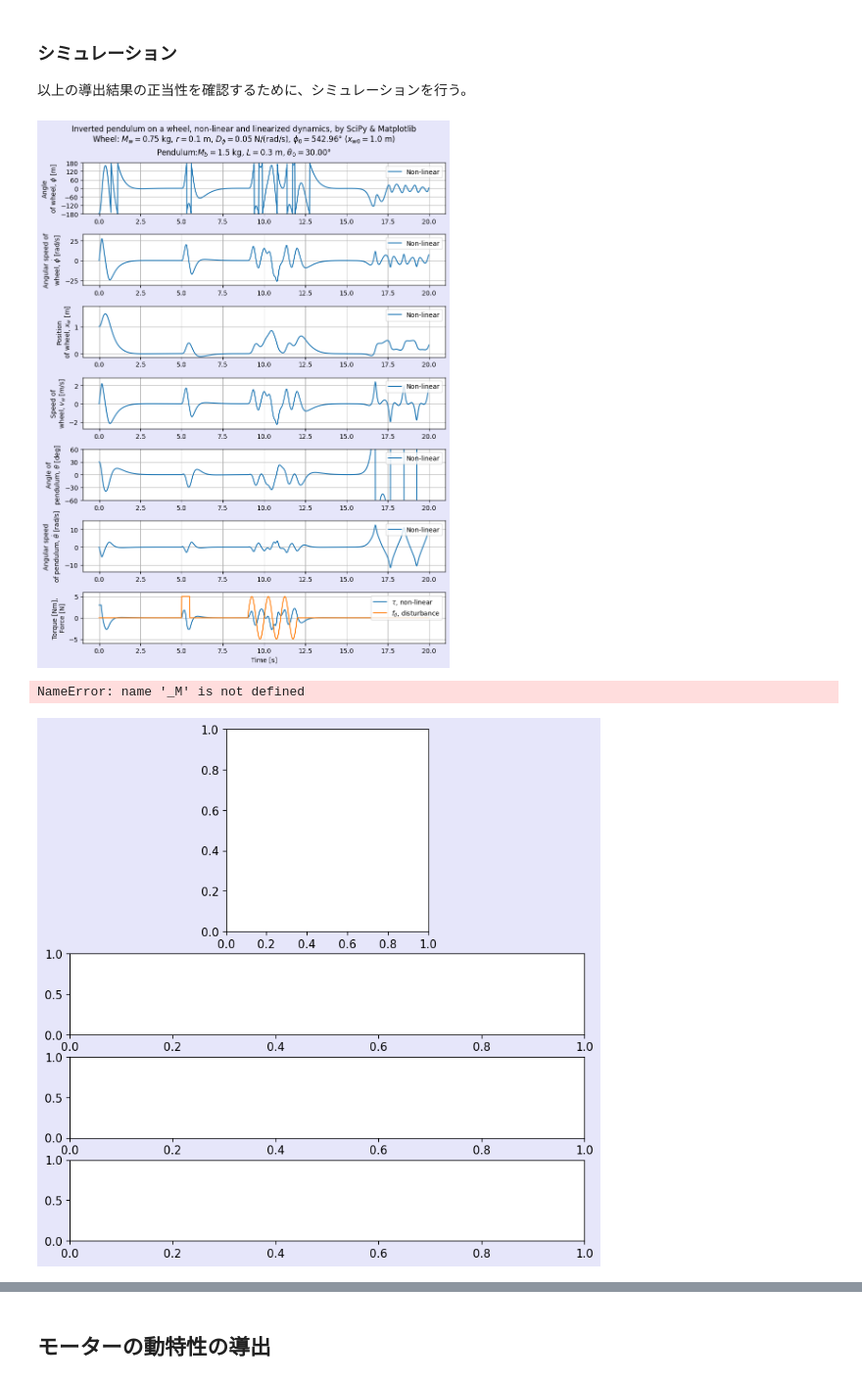
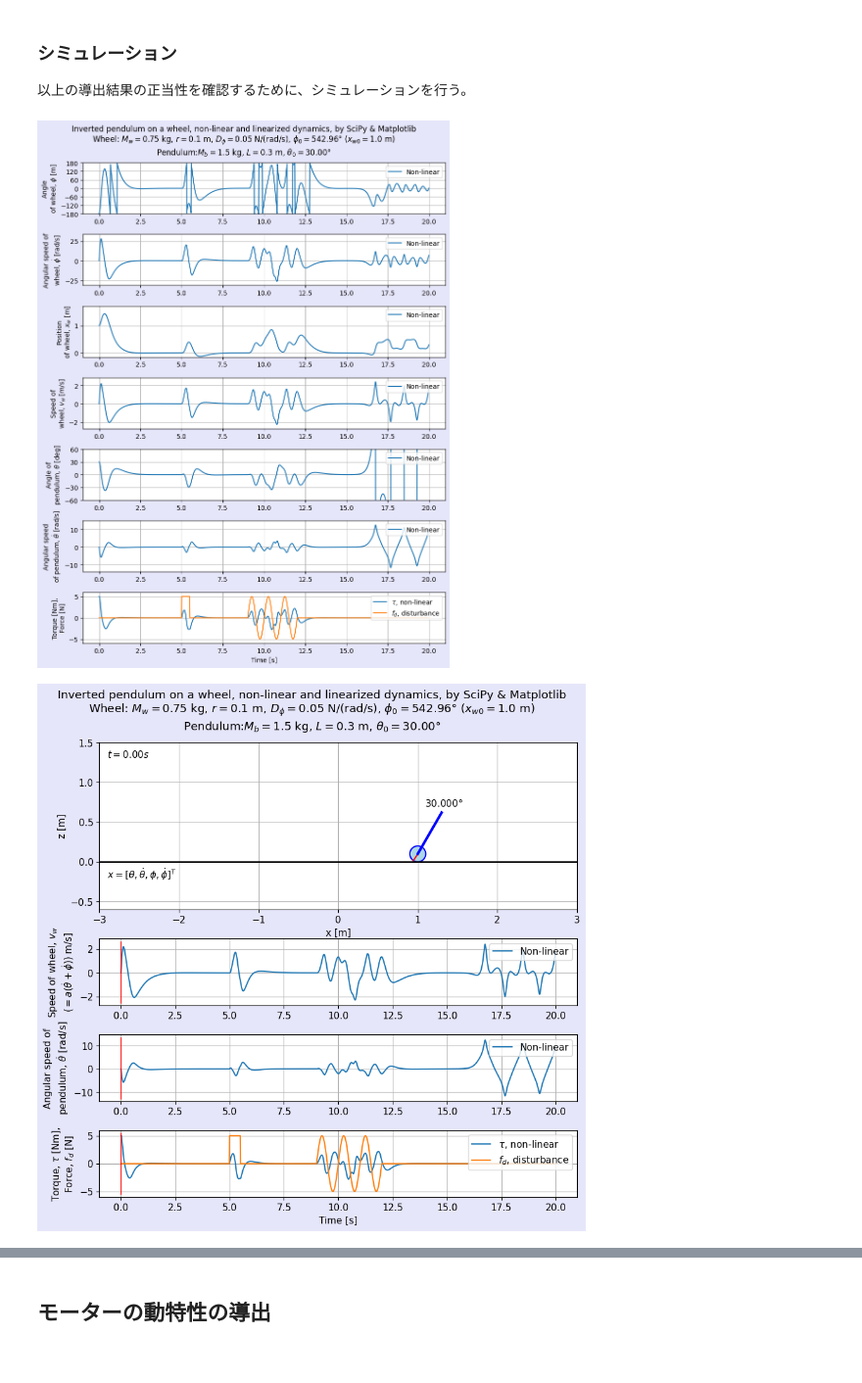
Before and after one commit to HoneyMack/wheel_inverted_pendulum, a Jupyter notebook: simlator.ipynb, the cells around one changed output, grey strips where cells are left out. Shown at 98% size. Drawn from its saved outputs; the diff is of its cells as text; code cells hidden in the pictures.

```diff
--- a/simlator.ipynb
+++ b/simlator.ipynb
@@ -379,7 +382,7 @@ class WheelInvertedPendulum:
 # %%
 #暫定的なトルクと外乱
 # Maximum torque, Nm
-tau_max = 3
+tau_max = 5
 
 def torque_control(t, x):
    F = np.array([[7.28536263, 0.2236068, 1.56361032, 0.26065262]])
@@ -538,7 +541,7 @@ ax[6].grid()
 
 fig.tight_layout()
 # %% [output]
-[figure, old version]
+[figure, new version]
 # %%
 # ------------------------------------------------
 # Animation theatre
@@ -558,7 +561,7 @@ plt.rcParams["font.size"] = 11
 fig, ax = plt.subplots(4, 1, figsize = (9, 9), gridspec_kw={'height_ratios': [2.5, 1, 1, 1]})
 fig.patch.set_facecolor('lavender')
 ax[0].set_aspect('equal')
-fig.suptitle(f'Inverted pendulum on a wheel, non-linear and linearized dynamics, by SciPy & Matplotlib\nWheel: $M = {_M}$ kg, $a = {_a}$ m, $\mu_w = {_mu_w}$ N/(rad/s), $\\phi_0 = {np.degrees(phi_0):.2f}\degree$  ($x_{{w0}} = {_a * (theta_0 + phi_0):.1f}$ m)\nPendulum:$m = {_m}$ kg, $2l = {2 * _l}$ m, $\mu_p = {_mu_p}$ Nm/(rad/s), $\\theta_0 = {np.degrees(theta_0):.2f}\degree$')
+fig.suptitle(f'Inverted pendulum on a wheel, non-linear and linearized dynamics, by SciPy & Matplotlib\nWheel: $M_w = {M_w}$ kg, $r = {r}$ m, $D_\\phi = {D_phi}$ N/(rad/s), $\\phi_0 = {np.degrees(phi_0):.2f}\degree$ ($x_{{w0}} = {r * (theta_0 + phi_0):.1f}$ m)\nPendulum:$M_b = {M_b}$ kg, $L = {L}$ m, $\\theta_0 = {np.degrees(theta_0):.2f}\degree$')
 
 # Set axis for animation
 ax[0].set_xlim(-K_tscale, K_tscale)
@@ -572,8 +575,8 @@ ax[0].set_axisbelow(True)
 np.set_printoptions(formatter={'float': '{:.2f}'.format})
 ax[0].text(-K_tscale + 0.1, -K_tscale / 20, '$x = [\\theta, \\dot{\\theta}, \phi, \\dot{\phi}]^T$', va = 'center')
 # ax[0].text(-K_tscale + 0.1, -2 * K_tscale / 20, f'P control: $K_{{p}} = {30}$ Nm/rad', va = 'center')
-ax[0].text(-K_tscale + 0.1, -2 * K_tscale / 20, f'$F = ${F}', va = 'center')
-ax[0].text(-K_tscale + 0.1, -3 * K_tscale / 20, f'LQR: diag Q = {_Q.diagonal()}, R = {_R[0]}', va = 'center')
+# ax[0].text(-K_tscale + 0.1, -2 * K_tscale / 20, f'$F = ${F}', va = 'center')
+# ax[0].text(-K_tscale + 0.1, -3 * K_tscale / 20, f'LQR: diag Q = {_Q.diagonal()}, R = {_R[0]}', va = 'center')
 
 # Show time
 text_time = ax[0].text(-K_tscale + 0.1, K_tscale / 2 - K_tscale / 20, f'$t = {_t[0]:.2f} s$', va = 'center')
@@ -583,32 +586,32 @@ ax[0].plot([-10, 10], [0, 0], lw = 2, color = 'black')
 
 # Draw wheel
 # Original non-linear
-wheel = patches.Circle(xy = (_x_w[0], _a), radius = _a, lw = 1.5, ec = 'blue', fc = 'lightblue')
+wheel = patches.Circle(xy = (_x_w[0],r), radius =r, lw = 1.5, ec = 'blue', fc = 'lightblue')
 ax[0].add_patch(wheel)
-wheel_lin = patches.Circle(xy = (_x_w_lin[0], _a), radius = _a, lw = 1.5, ec = 'blue', fc = 'lightblue', alpha = alpha_lin)
-ax[0].add_patch(wheel_lin)
+# wheel_lin = patches.Circle(xy = (_x_w_lin[0],r), radius =r, lw = 1.5, ec = 'blue', fc = 'lightblue', alpha = alpha_lin)
+# ax[0].add_patch(wheel_lin)
 
 # Draw wheel angle marker
-line_angle, = ax[0].plot([_x_w[0], _x_w[0] + _a * np.sin(_theta[0] + _phi[0])], \
-    [_a, _a + _a * np.cos(_theta[0] + _phi[0])], lw = 1.5, c = 'red')
-line_angle_lin, = ax[0].plot([_x_w_lin[0], _x_w_lin[0] + _a * np.sin(_theta_lin[0] + _phi_lin[0])], \
-    [_a, _a + _a * np.cos(_theta_lin[0] + _phi_lin[0])], lw = 1.5, c = 'red', alpha = alpha_lin)
+line_angle, = ax[0].plot([_x_w[0], _x_w[0] +r * np.sin(_theta[0] + _phi[0])], \
+    [r,r +r * np.cos(_theta[0] + _phi[0])], lw = 1.5, c = 'red')
+# line_angle_lin, = ax[0].plot([_x_w_lin[0], _x_w_lin[0] +r * np.sin(_theta_lin[0] + _phi_lin[0])], \
+#     [r,r +r * np.cos(_theta_lin[0] + _phi_lin[0])], lw = 1.5, c = 'red', alpha = alpha_lin)
 
 # Draw pendulum
 # Original non-linear
-pendulum, = ax[0].plot([_x_w[0], _x_w[0] + 2 * _l * np.sin(_theta[0])], [_a, _a + 2 * _l * np.cos(_theta[0])], \
+pendulum, = ax[0].plot([_x_w[0], _x_w[0] + 2 *L * np.sin(_theta[0])], [r,r + 2 *L * np.cos(_theta[0])], \
     lw = 3, color = 'blue')
-pendulum_lin, = ax[0].plot([_x_w_lin[0], _x_w_lin[0] + 2 * _l * np.sin(_theta_lin[0])], [_a, _a + 2 * _l * np.cos(_theta_lin[0])], \
-    lw = 3, color = 'blue', alpha = alpha_lin)
+# pendulum_lin, = ax[0].plot([_x_w_lin[0], _x_w_lin[0] + 2 *L * np.sin(_theta_lin[0])], [r,r + 2 *L * np.cos(_theta_lin[0])], \
+#     lw = 3, color = 'blue', alpha = alpha_lin)
 
 # Show angle of pendulum over it
 # Original non-linear
-text_angle = ax[0].text(_x_w[0] + 2 * _l * 1.1 * np.sin(_theta[0]), \
-    _a + 2 * _l * 1.1 * np.cos(_theta[0]), \
+text_angle = ax[0].text(_x_w[0] + 2 *L * 1.1 * np.sin(_theta[0]), \
+   r + 2 *L * 1.1 * np.cos(_theta[0]), \
     f'${np.degrees(_theta[0]):.3f}\degree$', ha = 'center', va = 'bottom')
-text_angle_lin = ax[0].text(_x_w_lin[0] + 2 * _l * 1.1 * np.sin(_theta_lin[0]), \
-    _a + 2 * _l * 1.1 * np.cos(_theta_lin[0]), \
-    f'${np.degrees(_theta_lin[0]):.3f}\degree$', ha = 'center', va = 'bottom', alpha = alpha_lin)
+# text_angle_lin = ax[0].text(_x_w_lin[0] + 2 *L * 1.1 * np.sin(_theta_lin[0]), \
+#    r + 2 *L * 1.1 * np.cos(_theta_lin[0]), \
+#     f'${np.degrees(_theta_lin[0]):.3f}\degree$', ha = 'center', va = 'bottom', alpha = alpha_lin)
 
 # Show control and disturbance forces as arrows
 K_fscale = K_tscale / 20
@@ -618,44 +621,43 @@ K_fscale = K_tscale / 20
 #     h_cart / 2, K_fscale * f_cont[0], 0, length_includes_head = True, \
 #     width = K_tscale * 0.01, color = 'blue', alpha = 0.6)
 
-arrow_disturb = ax[0].arrow(_x_w[0] + 2 * _l * np.sin(_theta[0]) - K_fscale * _f_d[0], _a + 2 * _l * np.cos(_theta[0]), \
+arrow_disturb = ax[0].arrow(_x_w[0] + 2 *L * np.sin(_theta[0]) - K_fscale * _f_d[0],r + 2 * L * np.cos(_theta[0]), \
     K_fscale * _f_d[0], 0, length_includes_head = True, \
     width = K_tscale * 0.01, color = cmap(2), alpha = 0.8)
-arrow_disturb_lin = ax[0].arrow(_x_w_lin[0] + 2 * _l * np.sin(_theta_lin[0]) - K_fscale * _f_d_lin[0], _a + 2 * _l * np.cos(_theta_lin[0]), \
-    K_fscale * _f_d_lin[0], 0, length_includes_head = True, \
-    width = K_tscale * 0.01, color = cmap(2), alpha = alpha_lin * 0.8)
+# arrow_disturb_lin = ax[0].arrow(_x_w_lin[0] + 2 *L * np.sin(_theta_lin[0]) - K_fscale * _f_d_lin[0],r + 2 *L * np.cos(_theta_lin[0]), \
+#     K_fscale * _f_d_lin[0], 0, length_includes_head = True, \
+#     width = K_tscale * 0.01, color = cmap(2), alpha = alpha_lin * 0.8)
 
 # Time-domain plots
 # Plot speed of cart
 ax[1].plot(_t, _v_w, label = 'Non-linear', ls = '-')
-ax[1].plot(_t, _v_w_lin, label = 'Linearized', ls = '--')
+# ax[1].plot(_t, _v_w_lin, label = 'Linearized', ls = '--')
 line_time_v_w, = ax[1].plot([_t[0], _t[0]], ax[1].get_ylim(), lw = 1, c = 'red')
 ax[1].set_ylim(np.min(_v_w) * 1.2, np.max(_v_w) * 1.2)
 ax[1].set_ylabel('Speed of wheel, $v_{w}$\n$(= a (\dot{\\theta} + \dot{\phi}))$ m/s]')
 ax[1].legend(loc = 'upper right')
 ax[1].grid()
 
 # Plot angular speed of pendulum
 ax[2].plot(_t, _theta_dot, label = 'Non-linear', ls = '-')
-ax[2].plot(_t, _theta_dot_lin, label = 'Linearized', ls = '--')
+# ax[2].plot(_t, _theta_dot_lin, label = 'Linearized', ls = '--')
 line_time_omega_p, = ax[2].plot([_t[0], _t[0]], ax[2].get_ylim(), lw = 1, c = 'red')
 ax[2].set_ylim(np.min(_theta_dot) * 1.2, np.max(_theta_dot) * 1.2)
 ax[2].set_ylabel('Angular speed of\npendulum, $\dot{\\theta}$ [rad/s]')
 ax[2].legend(loc = 'upper right')
 ax[2].grid()
 
 # # Plot torque
 ax[3].plot(_t, _tau_cont, label = '$\\tau$, non-linear', ls = '-')
-ax[3].plot(_t, _tau_cont_lin, label = '$\\tau$, linearized', ls = '--')
+# ax[3].plot(_t, _tau_cont_lin, label = '$\\tau$, linearized', ls = '--')
 ax[3].plot(_t, _f_d, label = '$f_{d}$, disturbance')
 line_time_torque, = ax[3].plot([_t[0], _t[0]], ax[3].get_ylim(), lw = 1, c = 'red')
 ax[3].set_ylim(np.min([_tau_cont, _f_d]) * 1.2, np.max([_tau_cont, _f_d]) * 1.2)
 ax[3].set_xlabel('Time [s]')
 ax[3].set_ylabel('Torque, $\\tau$ [Nm],\nForce, $f_{d}$ [N]')
 ax[3].legend(loc = 'upper right')
 ax[3].grid()
 
 fig.tight_layout()
 # %% [output]
-NameError: name '_M' is not defined
-[figure, old version]
+[figure, new version]
```
Also changed, not shown: parts of 4 cells of this notebook.
